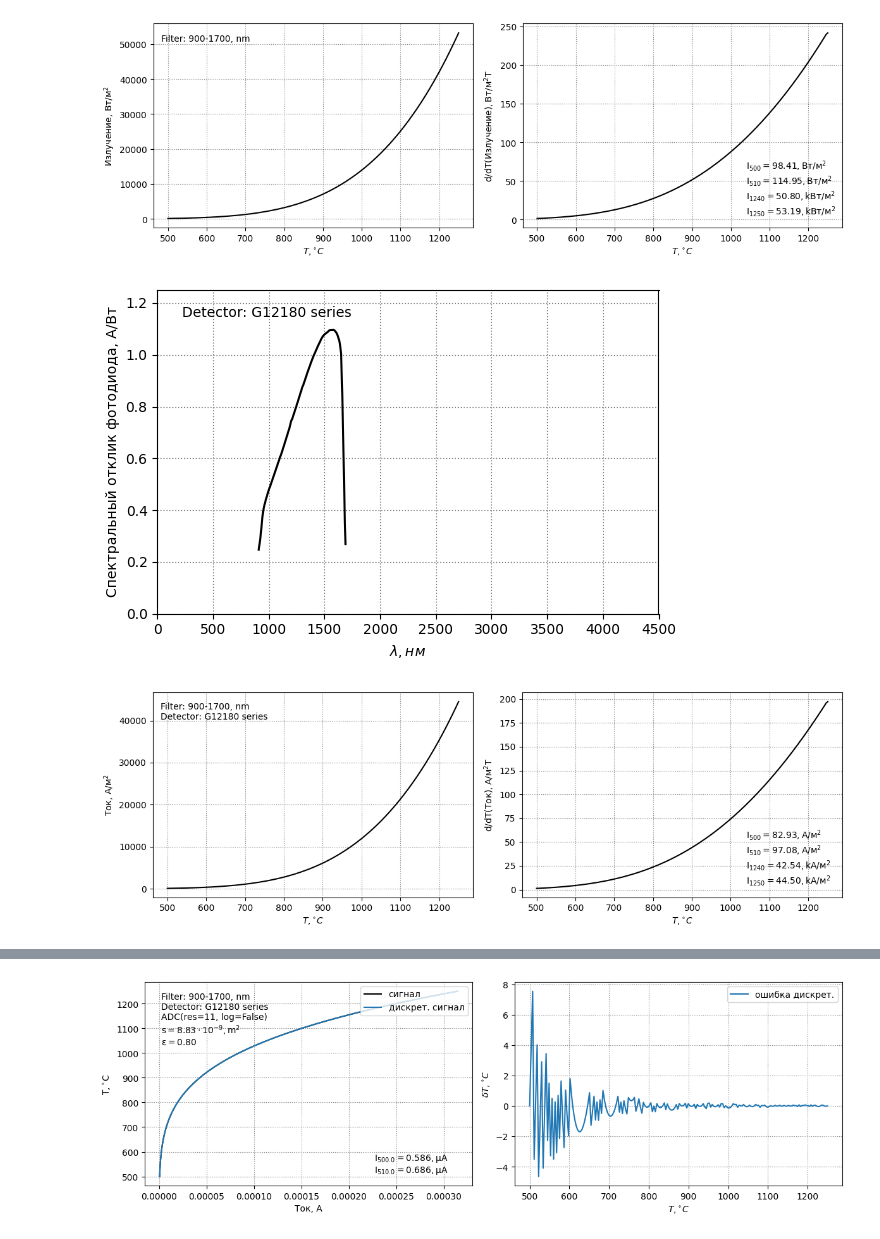
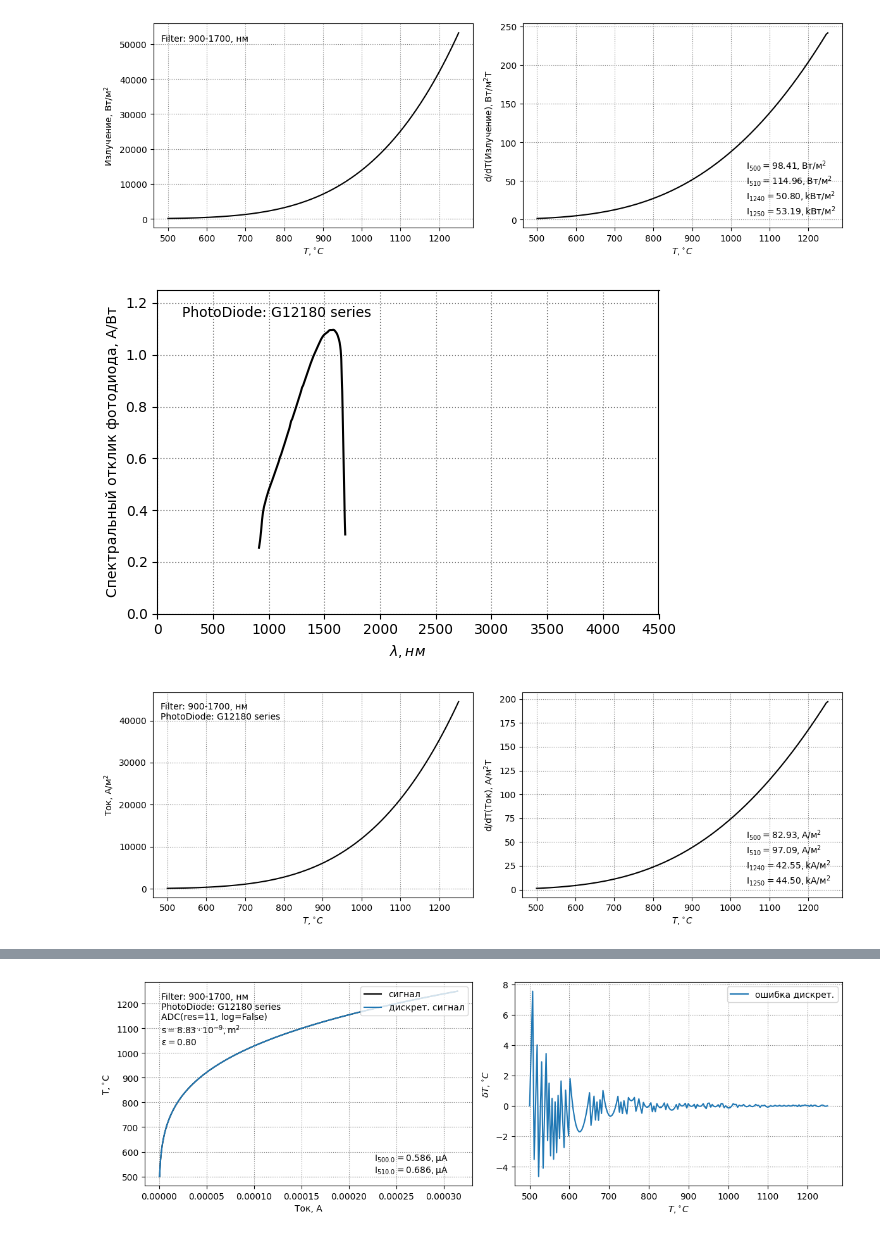
Before and after one commit to Exinker/optical-pyrometer, a Jupyter notebook: app.ipynb, the cells around one changed output, grey strips where cells are left out. Cells and saved outputs as stored; diff of their text form; code cells hidden in the pictures.

```diff
--- a/app.ipynb
+++ b/app.ipynb
@@ -18,10 +21,13 @@ warnings.filterwarnings('ignore')
 # %%
 temperature_range = (500, 1250)  # in celsius
-filter = Filter(
+
+filter = WindowFilter(
+    wavelength_bounds=SPECTRAL_RANGE,
+    wavelength_step=SPECTRAL_STEP,
     span=(900, 1700),
-    edge=50,
+    smooth=50,
 )
-detector = Detector.G12180
+detector = PhotoDiode.G12180
 adc = ADC(
     resolution=16,
     log=False,
@@ -55,15 +59,19 @@ show_irradiance(
 [figure]
 [figure]
 # %%
-detector.show(info='text', save=True)
+detector.show(
+    bounds=SPECTRAL_RANGE,
+    info='text',
+    save=True,
+)
 show_irradiance(
     temperature_range=temperature_range,
     filter=filter,
     detector=detector,
     save=True,
 )
 # %% [output]
-[figure, old version]
+[figure, new version]
 [figure]
 # %%
 lb, ub = temperature_range
```
Also changed, not shown: parts of 3 cells of this notebook, 20 other files.
